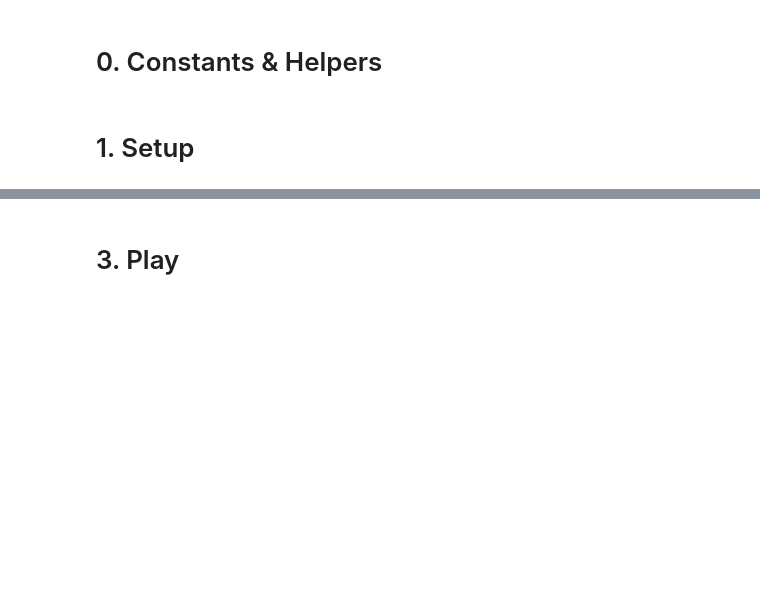
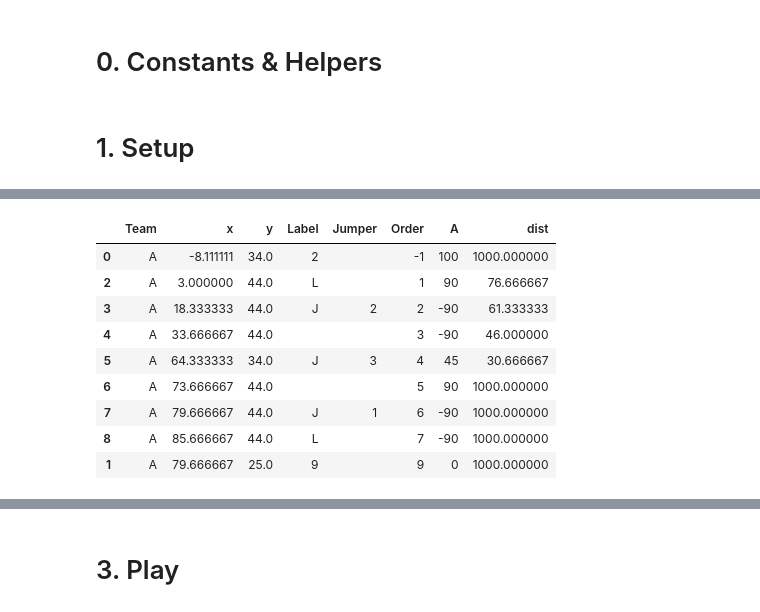
Before and after one commit to samnlindsay/RugbyResults, a Jupyter notebook: lineouts.ipynb, the cells around one changed output, grey strips where cells are left out. Saved outputs shown, nothing was run; the diff lists cells and outputs as text; code cells hidden in the pictures; blank space fills up the shorter version.

```diff
--- a/lineouts.ipynb
+++ b/lineouts.ipynb
@@ -561,7 +484,9 @@ call = 1
 
 df = lineup(n, setup)[0]
 
-def maul_receiver(df, call, receiver):
+def maul_receiver(tdf, call, receiver):
+    df = deepcopy(tdf)
+
     j = df.loc[df["Jumper"]==str(call), "Order"].values[0]
     x_j = df.loc[df["Jumper"]==str(call), "x"].values[0]
 
@@ -569,6 +494,7 @@ def maul_receiver(df, call, receiver):
     if receiver=="F":
         r = 9
     else:
+
         df["dist"] = df.apply(lambda p: abs(p["x"] - x_j) if p["Order"] not in [j-1, j, j+1, -1, 9] else 1000, axis=1)
         r = df.loc[df["dist"].idxmin(), "Order"]
         df = df.drop("dist", axis=1)
@@ -808,0 +715,13 @@ throw_lineup(7, "C", 2, play="Hot")
+# %%
+throw_lineup(7, "H", 1, "9", "Cold")
+# %% [output]
+|  | Team | x | y | Label | Jumper | Order | A | dist |
+| 0 | A | -8.111111 | 34.0 | 2 |  | -1 | 100 | 1000.000000 |
+| 2 | A | 3.000000 | 44.0 | L |  | 1 | 90 | 76.666667 |
+| 3 | A | 18.333333 | 44.0 | J | 2 | 2 | -90 | 61.333333 |
+| 4 | A | 33.666667 | 44.0 |  |  | 3 | -90 | 46.000000 |
+| 5 | A | 64.333333 | 34.0 | J | 3 | 4 | 45 | 30.666667 |
+| 6 | A | 73.666667 | 44.0 |  |  | 5 | 90 | 1000.000000 |
+| 7 | A | 79.666667 | 44.0 | J | 1 | 6 | -90 | 1000.000000 |
+| 8 | A | 85.666667 | 44.0 | L |  | 7 | -90 | 1000.000000 |
+| 1 | A | 79.666667 | 25.0 | 9 |  | 9 | 0 | 1000.000000 |
```
Also changed, not shown: parts of 7 cells of this notebook, 1 other file.
